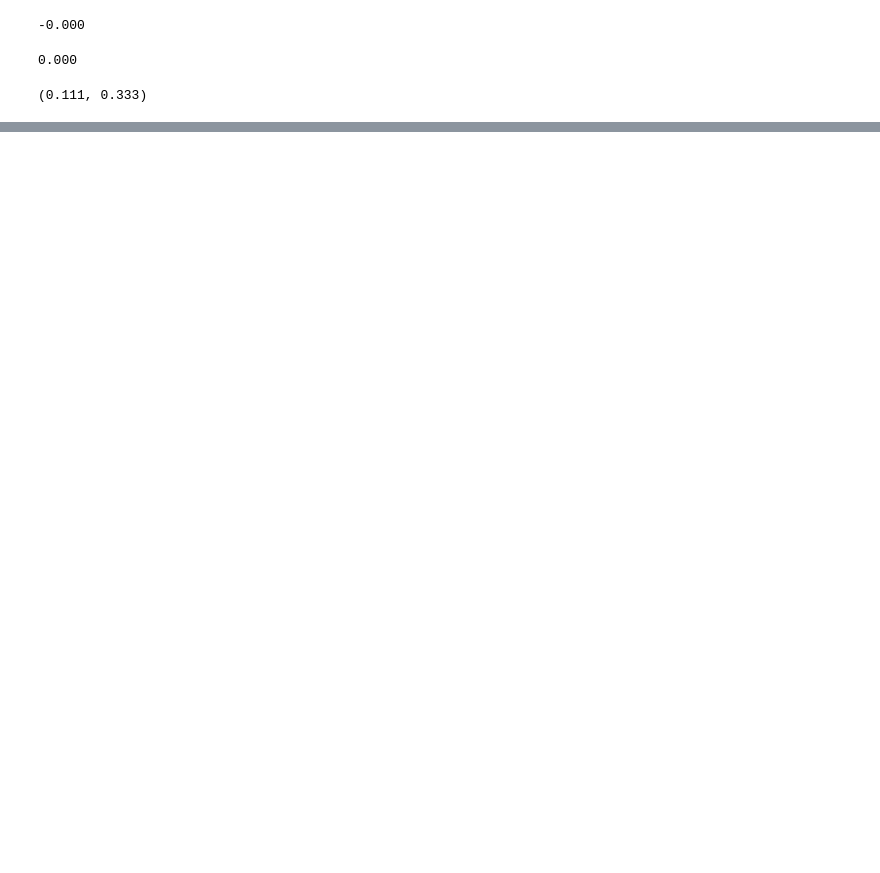
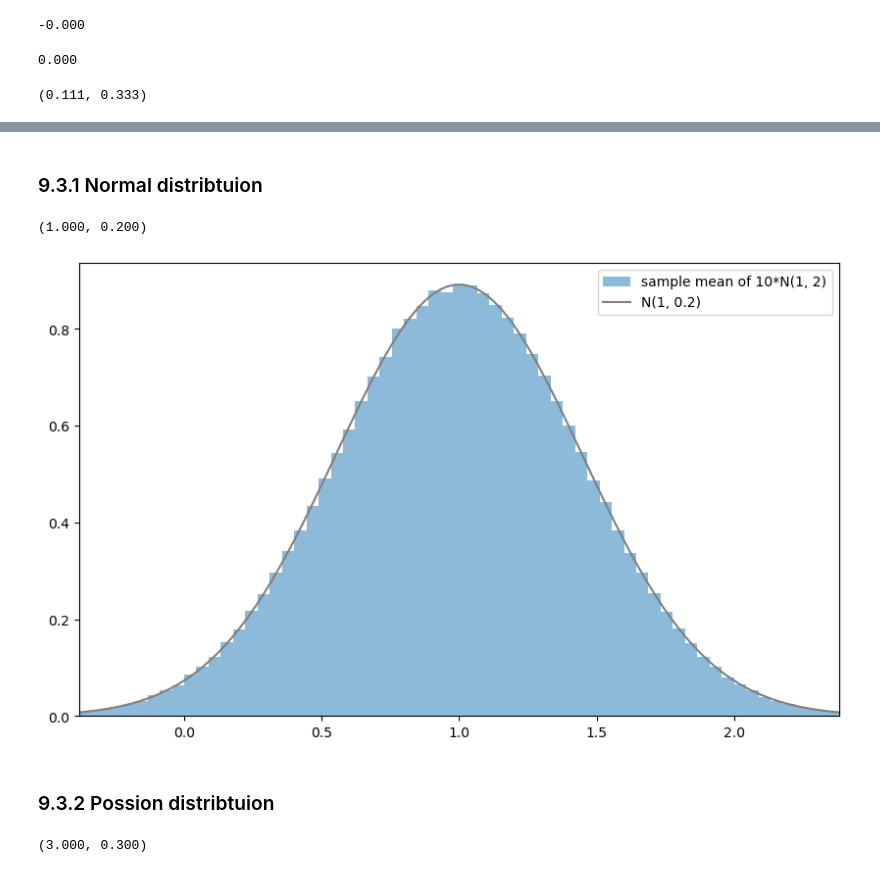
Before and after one commit to joanna-jaeeun/Statistics-with-Python, a Jupyter notebook: notebook/09. Independtly and identically distributed.ipynb, the cells around one changed output, grey strips where cells are left out. Cells and saved outputs as stored; diff of their text form; code cells hidden in the pictures; blank space fills up the shorter version.

```diff
--- a/notebook/09. Independtly and identically distributed.ipynb
+++ b/notebook/09. Independtly and identically distributed.ipynb
@@ -82,0 +201,44 @@ f_X(0) * f_Y(0), f_XY(0, 0)
+# %% [markdown]
+### 9.3.1 Normal distribtuion
+# %%
+mean = 1
+var = 2
+rv = stats.norm(mean, np.sqrt(var))   #mean = 1, var 2
+
+n = 10
+sample_size = int(1e6)
+Xs_sample = rv.rvs((n, sample_size))
+sample_mean = np.mean(Xs_sample, axis = 0)
+
+np.mean(sample_mean), np.var(sample_mean) #mean = 1, var = 2 / 10
+# %% [output]
+(1.000, 0.200)
+# %%
+fig = plt.figure(figsize=(10, 6))
+ax = fig.add_subplot(111)
+
+rv_true = stats.norm(mean, np.sqrt(var/n))
+xs = np.linspace(rv_true.isf(0.999), rv_true.isf(0.001), 100)
+ax.hist(sample_mean, bins=100, density=True,
+        alpha=0.5, label='sample mean of 10*N(1, 2)')
+ax.plot(xs, rv_true.pdf(xs), label='N(1, 0.2)', color='gray')
+
+ax.legend()
+ax.set_xlim(rv_true.isf(0.999), rv_true.isf(0.001))
+plt.show()
+# %% [output]
+[figure, added]
+# %% [markdown]
+### 9.3.2 Possion distribtuion
+# %%
+l = 3
+rv = stats.poisson(l)
+
+n = 10
+sample_size = int(1e6)
+Xs_sample = rv.rvs((n, sample_size))
+sample_mean = np.mean(Xs_sample, axis = 0)
+
+np.mean(sample_mean), np.var(sample_mean)  # 3, 3 / 10
+# %% [output]
+(3.000, 0.300)
```
Also changed, not shown: parts of 26 cells of this notebook.
